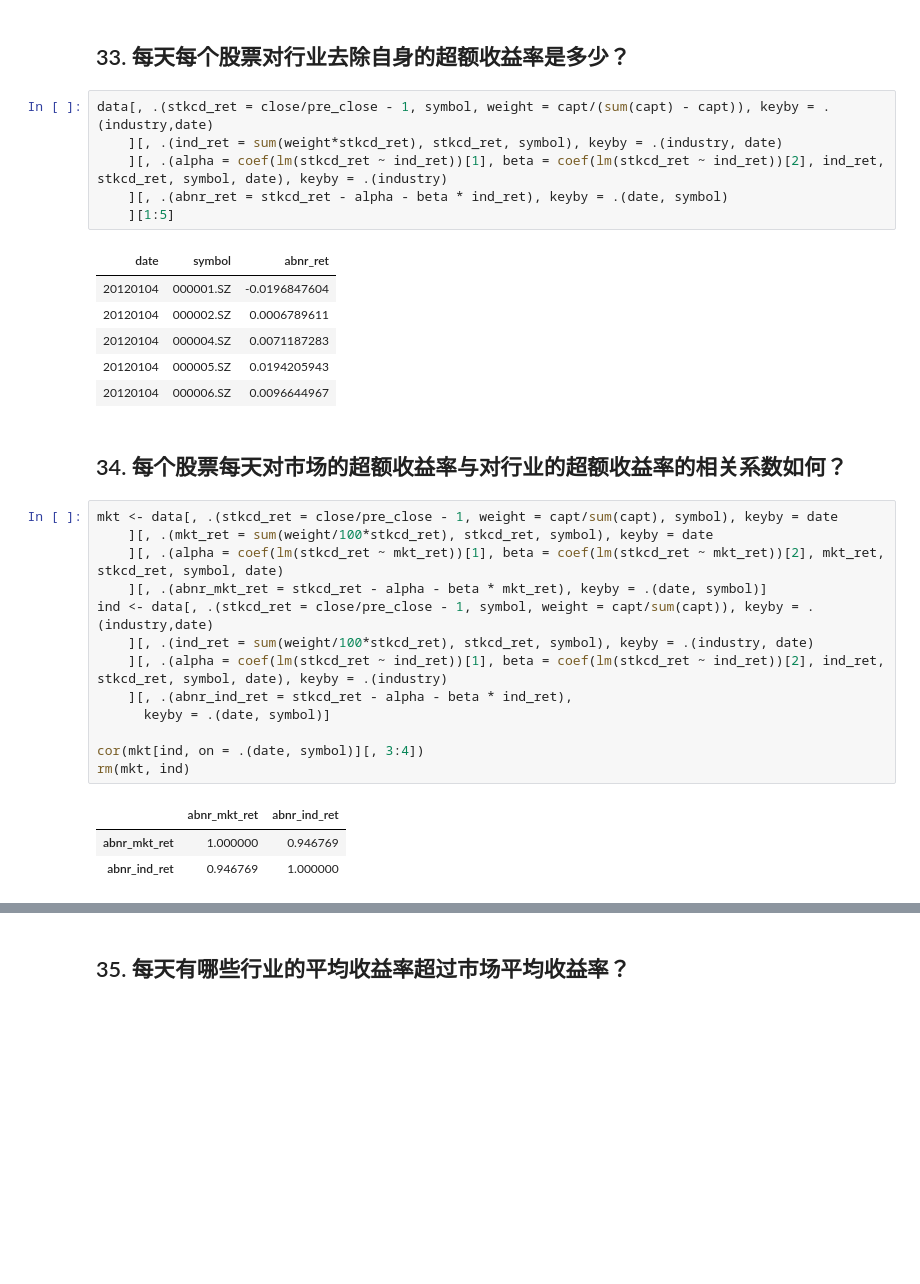
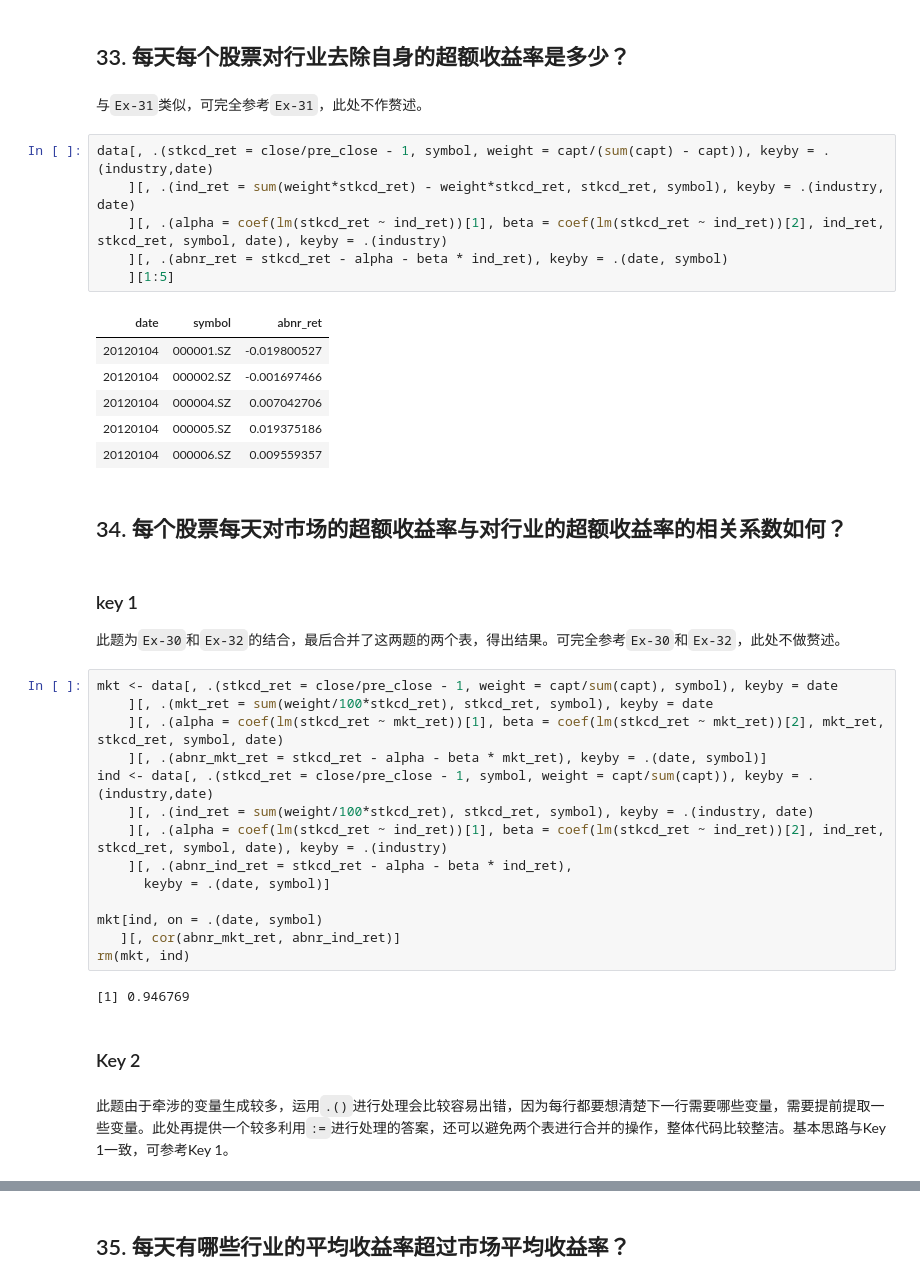
Before and after one commit to Ravin515/r-data-practice, a Jupyter notebook: answer-keys.ipynb, the cells around one changed output, grey strips where cells are left out. Saved outputs shown, nothing was run; the diff lists cells and outputs as text; blank space fills up the shorter version.

```diff
--- a/answer-keys.ipynb
+++ b/answer-keys.ipynb
@@ -745,21 +760,26 @@ data[, .(stkcd_ret = close/pre_close - 1, symbol, weight = capt/sum(capt)), keyb
 | 20120104 | 000006.SZ | 0.0098857881 |
 # %% [markdown]
 ## 33. 每天每个股票对行业去除自身的超额收益率是多少？
+# %% [markdown]
+与`Ex-31`类似，可完全参考`Ex-31`，此处不作赘述。
 # %%
 data[, .(stkcd_ret = close/pre_close - 1, symbol, weight = capt/(sum(capt) - capt)), keyby = .(industry,date)
-    ][, .(ind_ret = sum(weight*stkcd_ret), stkcd_ret, symbol), keyby = .(industry, date)
+    ][, .(ind_ret = sum(weight*stkcd_ret) - weight*stkcd_ret, stkcd_ret, symbol), keyby = .(industry, date)
     ][, .(alpha = coef(lm(stkcd_ret ~ ind_ret))[1], beta = coef(lm(stkcd_ret ~ ind_ret))[2], ind_ret, stkcd_ret, symbol, date), keyby = .(industry)
     ][, .(abnr_ret = stkcd_ret - alpha - beta * ind_ret), keyby = .(date, symbol)
     ][1:5]
 # %% [output]
 | date | symbol | abnr_ret |
-| 20120104 | 000001.SZ | -0.0196847604 |
-| 20120104 | 000002.SZ | 0.0006789611 |
-| 20120104 | 000004.SZ | 0.0071187283 |
-| 20120104 | 000005.SZ | 0.0194205943 |
-| 20120104 | 000006.SZ | 0.0096644967 |
+| 20120104 | 000001.SZ | -0.019800527 |
+| 20120104 | 000002.SZ | -0.001697466 |
+| 20120104 | 000004.SZ | 0.007042706 |
+| 20120104 | 000005.SZ | 0.019375186 |
+| 20120104 | 000006.SZ | 0.009559357 |
 # %% [markdown]
 ## 34. 每个股票每天对市场的超额收益率与对行业的超额收益率的相关系数如何？
+# %% [markdown]
+### key 1
+此题为`Ex-30`和`Ex-32`的结合，最后合并了这两题的两个表，得出结果。可完全参考`Ex-30`和`Ex-32`，此处不做赘述。
 # %%
 mkt <- data[, .(stkcd_ret = close/pre_close - 1, weight = capt/sum(capt), symbol), keyby = date
     ][, .(mkt_ret = sum(weight/100*stkcd_ret), stkcd_ret, symbol), keyby = date
@@ -771,9 +791,12 @@ ind <- data[, .(stkcd_ret = close/pre_close - 1, symbol, weight = capt/sum(capt)
     ][, .(abnr_ind_ret = stkcd_ret - alpha - beta * ind_ret),
       keyby = .(date, symbol)]
 
-cor(mkt[ind, on = .(date, symbol)][, 3:4])
+mkt[ind, on = .(date, symbol)
+   ][, cor(abnr_mkt_ret, abnr_ind_ret)]
 rm(mkt, ind)
 # %% [output]
-|  | abnr_mkt_ret | abnr_ind_ret |
-| abnr_mkt_ret | 1.000000 | 0.946769 |
-| abnr_ind_ret | 0.946769 | 1.000000 |
+[1] 0.946769
+# %% [markdown]
+### Key 2
+# %% [markdown]
+此题由于牵涉的变量生成较多，运用`.()`进行处理会比较容易出错，因为每行都要想清楚下一行需要哪些变量，需要提前提取一些变量。此处再提供一个较多利用`:=`进行处理的答案，还可以避免两个表进行合并的操作，整体代码比较整洁。基本思路与Key 1一致，可参考Key 1。
```
Also changed, not shown: parts of 10 cells of this notebook, 1 other file.
